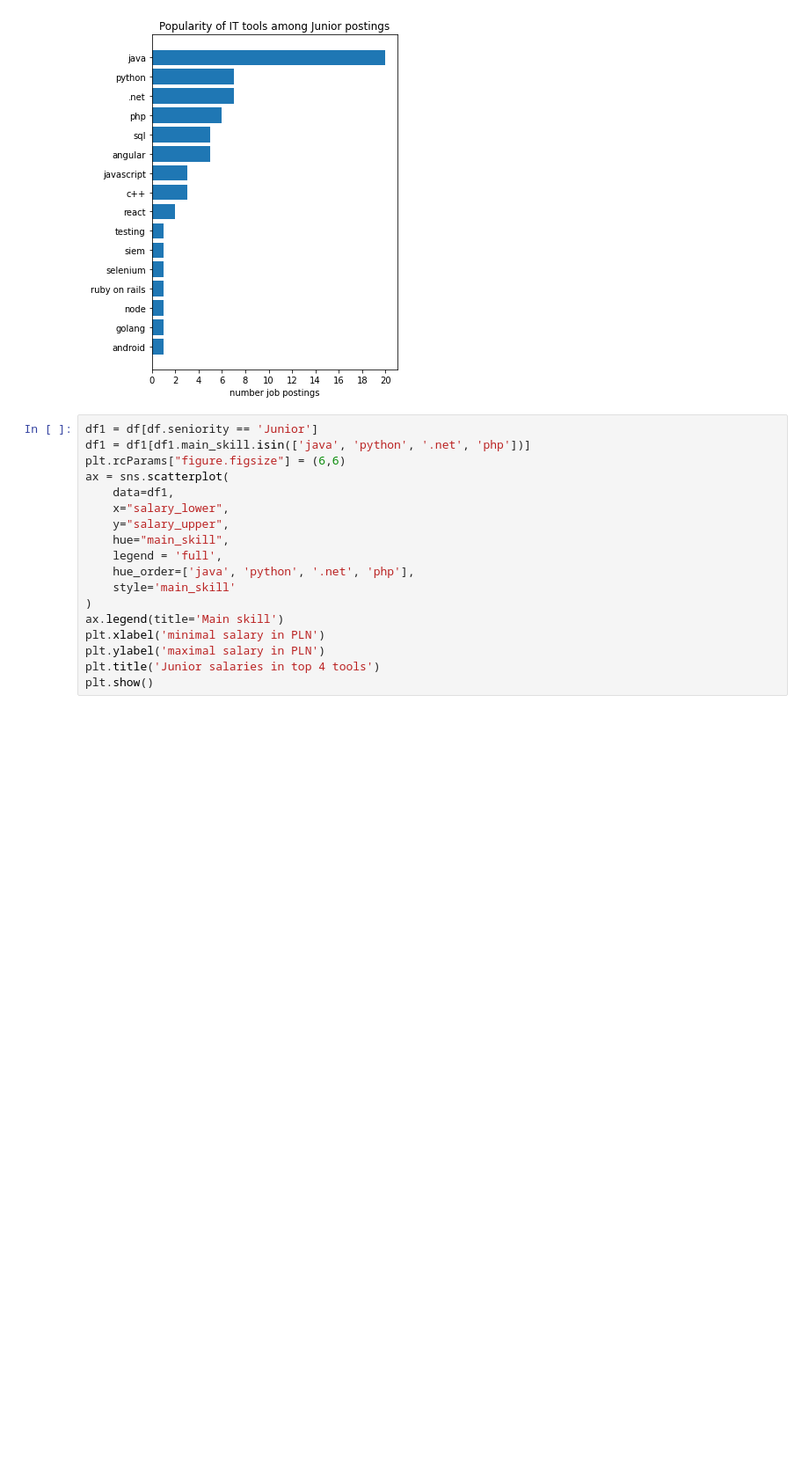
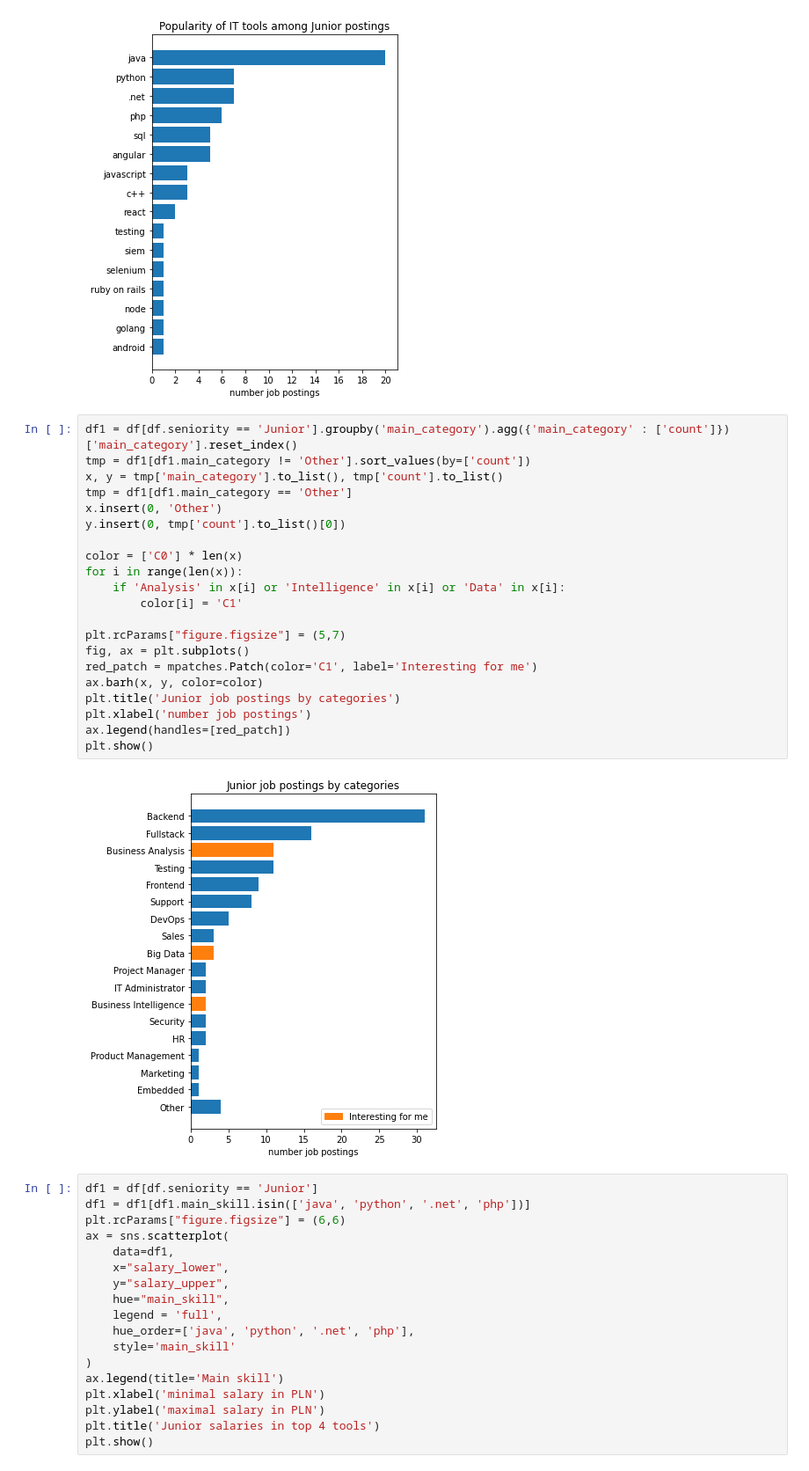
Before and after one commit to gekas145/NoFluffJobsWebScraping, a Jupyter notebook: job_postings_analysis.ipynb, the cells around one changed output. Shown at 88% size. Drawn from its saved outputs; the diff is of its cells as text; blank space fills up the shorter version.

```diff
--- a/job_postings_analysis.ipynb
+++ b/job_postings_analysis.ipynb
@@ -129,6 +130,29 @@ plt.xticks(np.arange(0, y[len(y)-1]+1, 2))
 plt.show()
 # %% [output]
 [figure]
+# %%
+df1 = df[df.seniority == 'Junior'].groupby('main_category').agg({'main_category' : ['count']})['main_category'].reset_index()
+tmp = df1[df1.main_category != 'Other'].sort_values(by=['count'])
+x, y = tmp['main_category'].to_list(), tmp['count'].to_list()
+tmp = df1[df1.main_category == 'Other']
+x.insert(0, 'Other')
+y.insert(0, tmp['count'].to_list()[0])
+
+color = ['C0'] * len(x)
+for i in range(len(x)):
+    if 'Analysis' in x[i] or 'Intelligence' in x[i] or 'Data' in x[i]:
+        color[i] = 'C1'
+
+plt.rcParams["figure.figsize"] = (5,7)
+fig, ax = plt.subplots()
+red_patch = mpatches.Patch(color='C1', label='Interesting for me')
+ax.barh(x, y, color=color)
+plt.title('Junior job postings by categories')
+plt.xlabel('number job postings')
+ax.legend(handles=[red_patch])
+plt.show()
+# %% [output]
+[figure, added]
 # %%
 df1 = df[df.seniority == 'Junior']
 df1 = df1[df1.main_skill.isin(['java', 'python', '.net', 'php'])]
```
Also changed, not shown: parts of 1 cell of this notebook.
